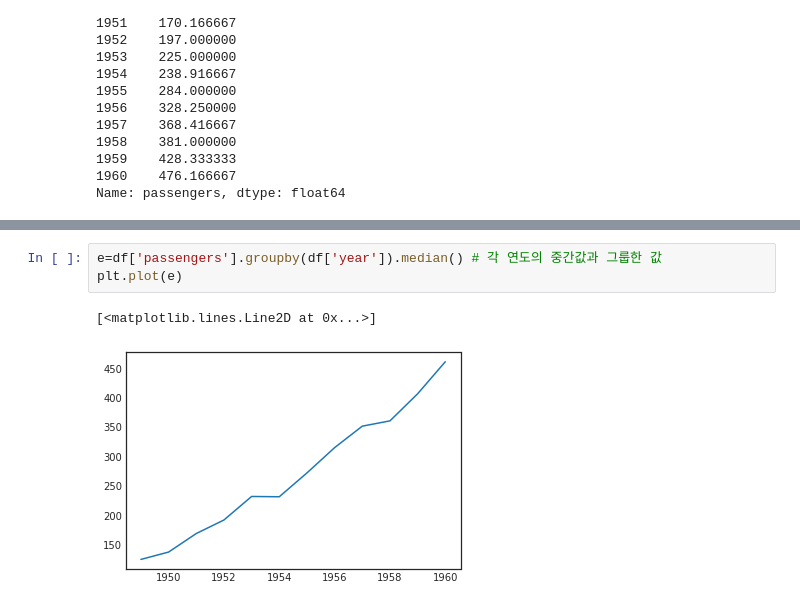
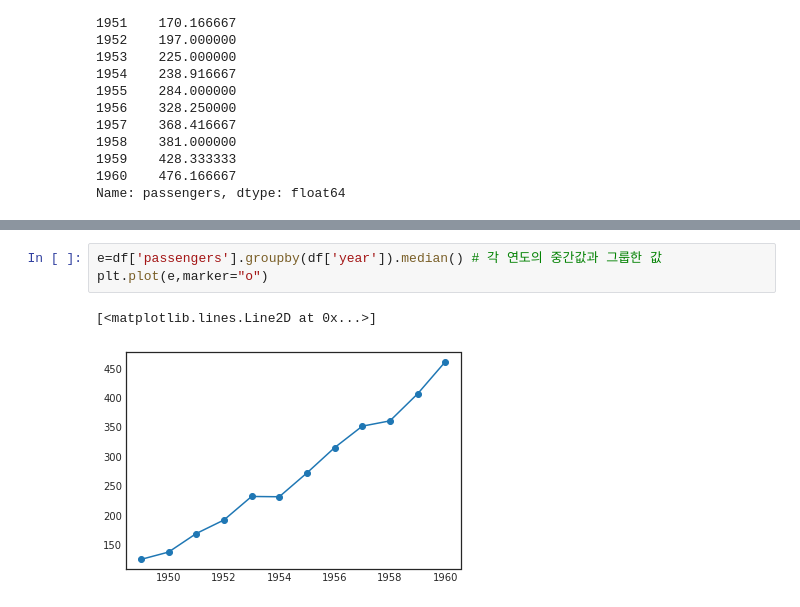
Before and after one commit to LeeHuiJong/DataAnalysis_ML, a Jupyter notebook: ch02_02_선그래프.ipynb, the cells around one changed output, grey strips where cells are left out. Drawn from its saved outputs; the diff is of its cells as text.

```diff
--- a/ch02_02_선그래프.ipynb
+++ b/ch02_02_선그래프.ipynb
@@ -411,6 +411,6 @@ plt.plot(d)
 # %%
 e=df['passengers'].groupby(df['year']).median() # 각 연도의 중간값과 그룹한 값
-plt.plot(e)
+plt.plot(e,marker="o")
 # %% [output]
 [<matplotlib.lines.Line2D at 0x...>]
-[figure, old version]
+[figure, new version]
```
Also changed, not shown: parts of 4 cells of this notebook.
